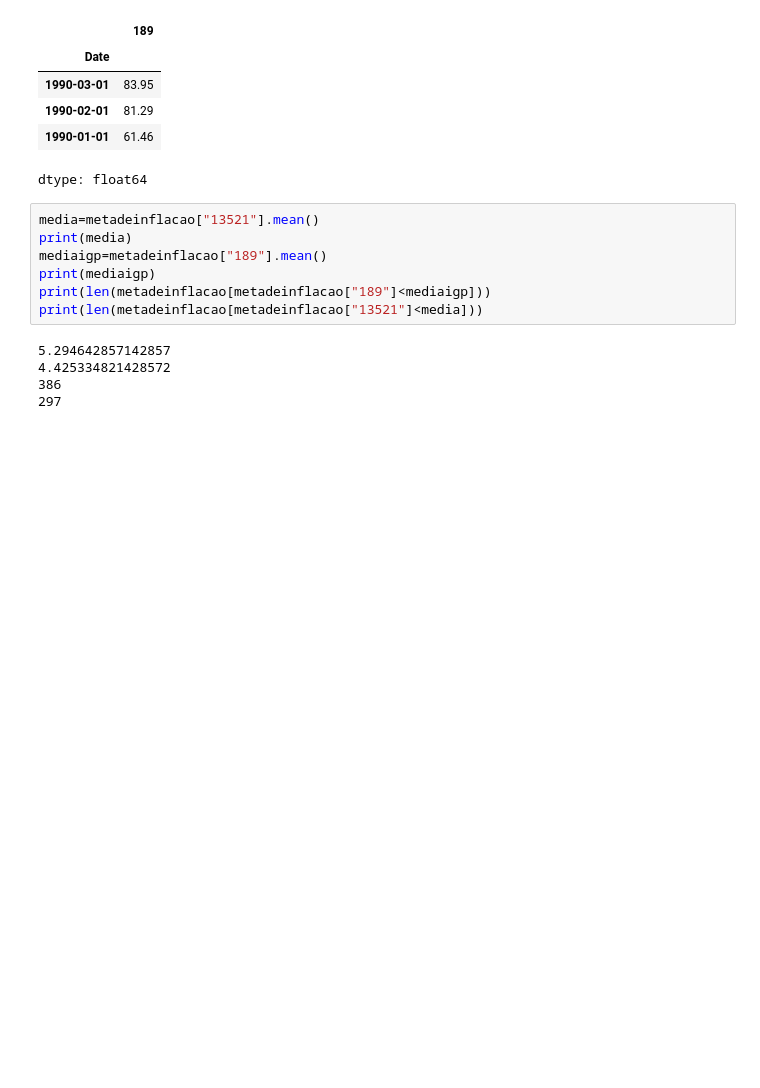
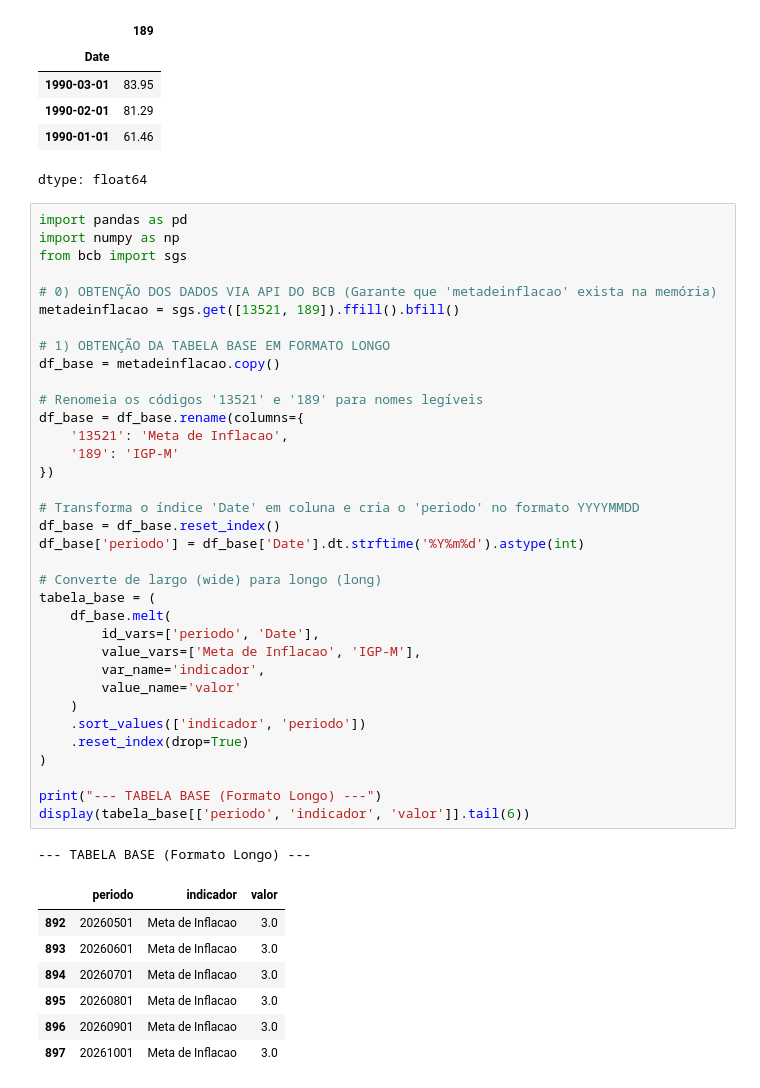
Before and after one commit to rodrigoesborges/conju-python, a Jupyter notebook: GRUPO 4 tabelas (politica monetária) meta de inflação.ipynb, the cells around one changed output. Cells and saved outputs as stored; diff of their text form; blank space fills up the shorter version.

```diff
--- a/GRUPO 4 tabelas (politica monetária) meta de inflação.ipynb
+++ b/GRUPO 4 tabelas (politica monetária) meta de inflação.ipynb
@@ -132,15 +188,47 @@ metadeinflacao.nlargest(3,"189").sort_values("189",ascending=False)["189"]
 | 1990-02-01 | 81.29 |
 | 1990-01-01 | 61.46 |
 dtype: float64
-# %%
-media=metadeinflacao["13521"].mean()
-print(media)
-mediaigp=metadeinflacao["189"].mean()
-print(mediaigp)
-print(len(metadeinflacao[metadeinflacao["189"]<mediaigp]))
-print(len(metadeinflacao[metadeinflacao["13521"]<media]))
-# %% [output]
-5.294642857142857
-4.425334821428572
-386
-297
+# %%
+import pandas as pd
+import numpy as np
+from bcb import sgs
+
+# 0) OBTENÇÃO DOS DADOS VIA API DO BCB (Garante que 'metadeinflacao' exista na memória)
+metadeinflacao = sgs.get([13521, 189]).ffill().bfill()
+
+# 1) OBTENÇÃO DA TABELA BASE EM FORMATO LONGO
+df_base = metadeinflacao.copy()
+
+# Renomeia os códigos '13521' e '189' para nomes legíveis
+df_base = df_base.rename(columns={
+    '13521': 'Meta de Inflacao',
+    '189': 'IGP-M'
+})
+
+# Transforma o índice 'Date' em coluna e cria o 'periodo' no formato YYYYMMDD
+df_base = df_base.reset_index()
+df_base['periodo'] = df_base['Date'].dt.strftime('%Y%m%d').astype(int)
+
+# Converte de largo (wide) para longo (long)
+tabela_base = (
+    df_base.melt(
+        id_vars=['periodo', 'Date'],
+        value_vars=['Meta de Inflacao', 'IGP-M'],
+        var_name='indicador',
+        value_name='valor'
+    )
+    .sort_values(['indicador', 'periodo'])
+    .reset_index(drop=True)
+)
+
+print("--- TABELA BASE (Formato Longo) ---")
+display(tabela_base[['periodo', 'indicador', 'valor']].tail(6))
+# %% [output]
+--- TABELA BASE (Formato Longo) ---
+|  | periodo | indicador | valor |
+| 892 | 20260501 | Meta de Inflacao | 3.0 |
+| 893 | 20260601 | Meta de Inflacao | 3.0 |
+| 894 | 20260701 | Meta de Inflacao | 3.0 |
+| 895 | 20260801 | Meta de Inflacao | 3.0 |
+| 896 | 20260901 | Meta de Inflacao | 3.0 |
+| 897 | 20261001 | Meta de Inflacao | 3.0 |
```
Also changed, not shown: parts of 16 cells of this notebook.
